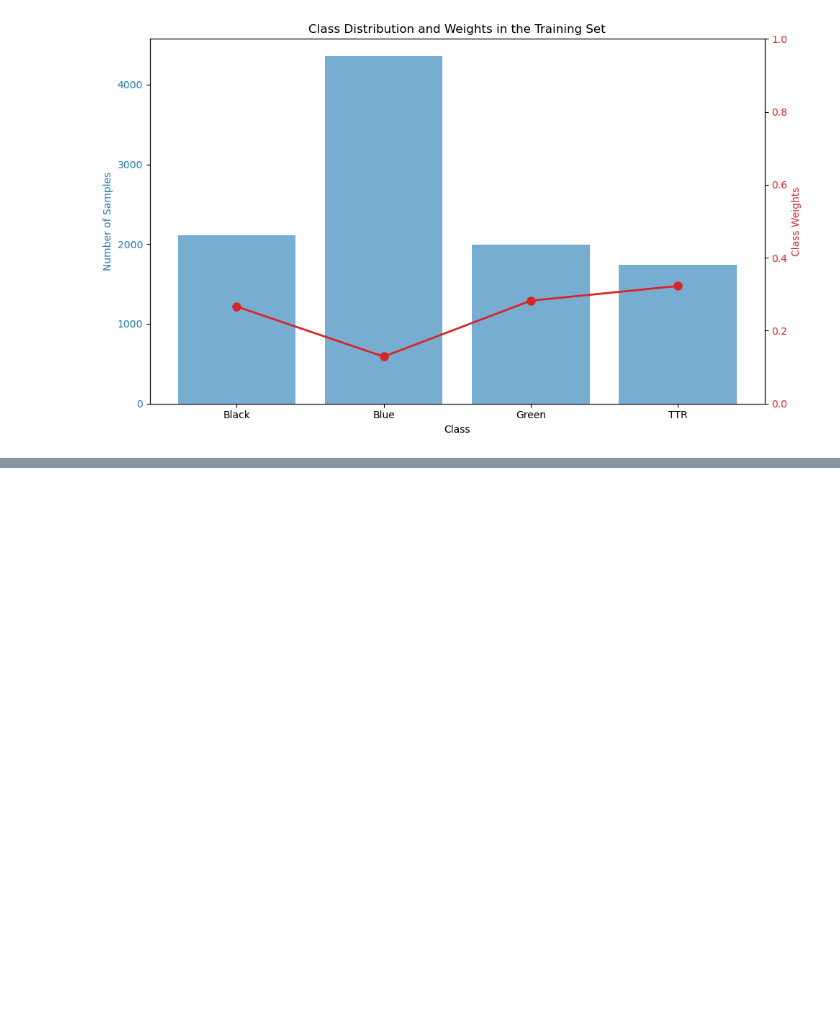
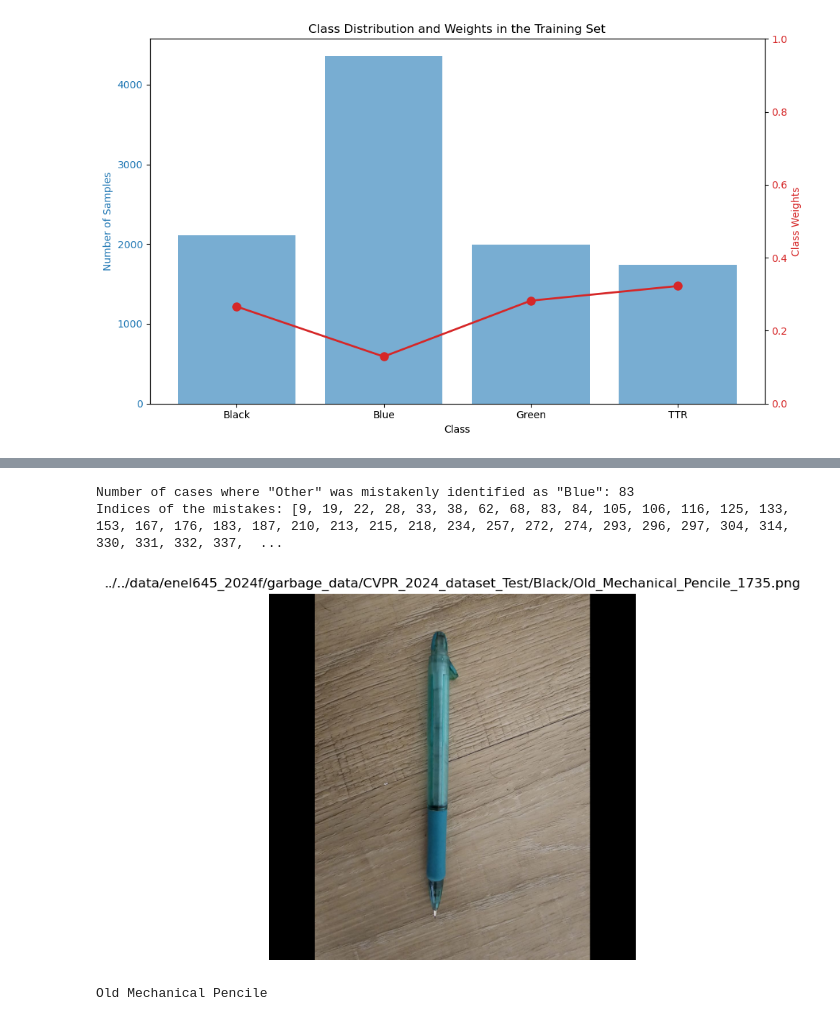
Before and after one commit to muhammad-mahajna/garbage_classification, a Jupyter notebook: model_notebook.ipynb, the cells around one changed output, grey strips where cells are left out. Saved outputs shown, nothing was run; the diff lists cells and outputs as text; code cells hidden in the pictures; blank space fills up the shorter version.

```diff
--- a/model_notebook.ipynb
+++ b/model_notebook.ipynb
@@ -518,13 +507,13 @@ for epoch in range(num_epochs):
     # Check for early stopping
     if val_loss < best_val_loss:
         print(f"Validation loss improved ({best_val_loss:.4f} → {val_loss:.4f}). Saving model...")
-        torch.save(model.state_dict(), f'best_multimodal_model_epoch_{epoch+1}.pth')  # Save the best model with epoch info
+        torch.save(model.state_dict(), f'best_multimodal_model.pth')  # Save the best model with epoch info
         best_val_loss = val_loss  # Update best validation loss value
         epochs_no_improve = 0  # Reset the counter
     else:
         epochs_no_improve += 1
         if epochs_no_improve >= patience:
             print("Early stopping triggered. Restoring the best model...")
-            model.load_state_dict(torch.load('best_multimodal_model_epoch_{epoch+1}.pth'))  # Restore best model
+            model.load_state_dict(torch.load('best_multimodal_model.pth'))  # Restore best model
             break
 # %% [output]
@@ -596,22 +604,27 @@ for i, accuracy in enumerate(class_accuracy):
 # %%
 mistaken_indices = [i for i, (true, pred) in enumerate(zip(test_labels, test_predictions)) if true == 0 and pred == 3]
 print(f'Number of cases where "Other" was mistakenly identified as "Blue": {len(mistaken_indices)}')
 print("Indices of the mistakes:", mistaken_indices)
 
 # keywords: plastic, bottle, Container, box, packaging, bag, wrapper
 # Load the image
 #print(test_image_paths[mistaken_indices])
 
-ind = mistaken_indices[16]
+ind = mistaken_indices[1]
 image_path = test_image_paths[ind]
 
 image = Image.open(image_path)
 
 # Plot the image
 plt.figure(figsize=(8, 6))
 plt.imshow(image)
 plt.axis('off')  # Hide the axes
 plt.title(image_path)
 plt.show()
 
 print(test_texts[ind])
+# %% [output]
+Number of cases where "Other" was mistakenly identified as "Blue": 83
+Indices of the mistakes: [9, 19, 22, 28, 33, 38, 62, 68, 83, 84, 105, 106, 116, 125, 133, 153, 167, 176, 183, 187, 210, 213, 215, 218, 234, 257, 272, 274, 293, 296, 297, 304, 314, 330, 331, 332, 337,  ...
+[figure, added]
+Old Mechanical Pencile
```
Also changed, not shown: parts of 4 cells of this notebook, 1 other file.
